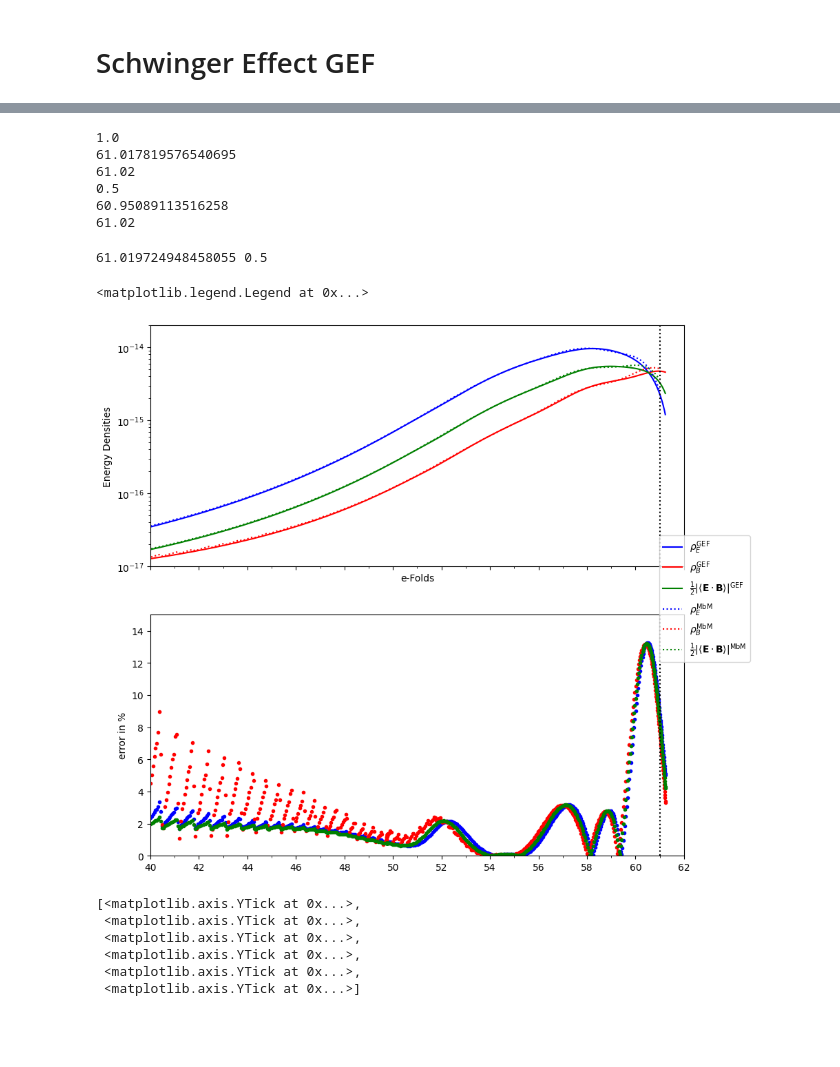
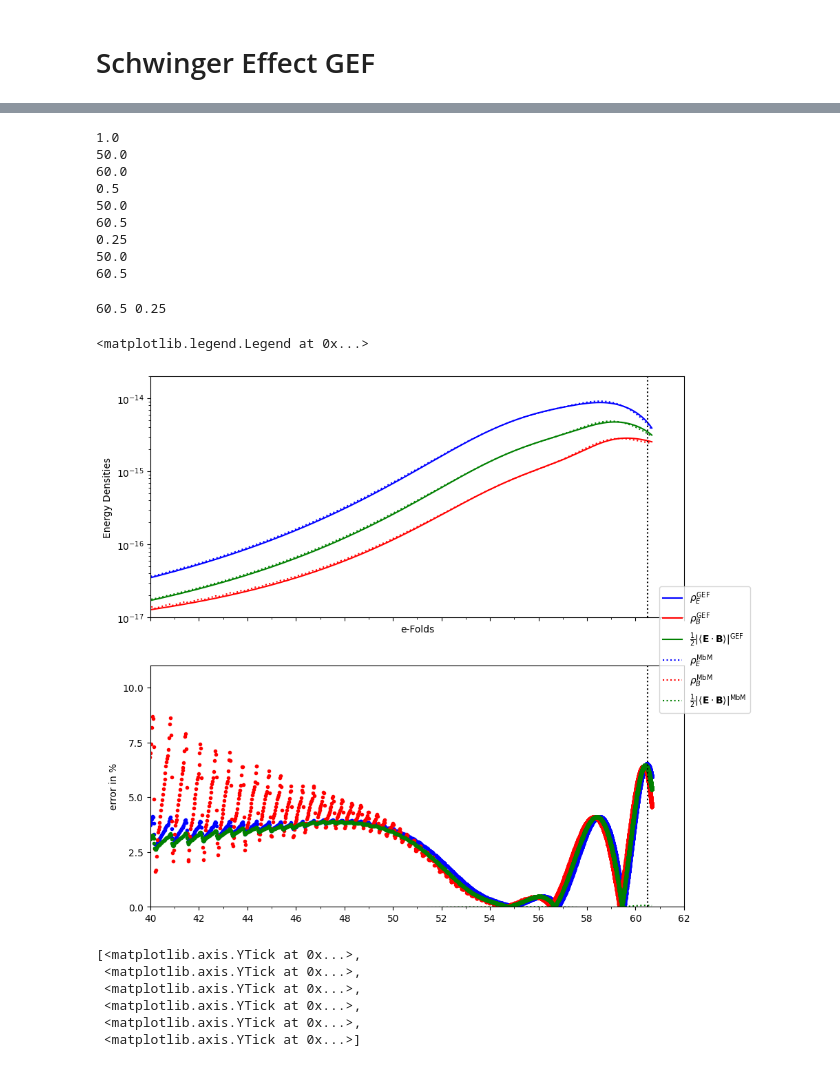
Before and after one commit to richard-von-eckardstein/GEFF, a Jupyter notebook: ModeByMode.ipynb, the cells around one changed output, grey strips where cells are left out. Saved outputs shown, nothing was run; the diff lists cells and outputs as text; code cells hidden in the pictures; blank space fills up the shorter version.

```diff
--- a/ModeByMode.ipynb
+++ b/ModeByMode.ipynb
@@ -430,9 +430,9 @@ def RunMBM(file, Nstart, EarlyModes=200, LateModes=800, cut=0.01, SE=False, AltD
 
     return ts, Ns, ks, khs, Ap, dAp, Am, dAm,
 # %%
-name = "_Beta25.0_SE-1.0_KDep_2it_CorrDamp_v1"
+name = "_Beta25.0_SEmix_KDep_v13.1_2it"
 # %%
-file = "Out/GEF" + name ".dat"
+file = "Out/GEF" + name + ".dat"
 SE=True
 input_df = pd.read_table(file, sep=",")
 #data = input_df.values
@@ -496,15 +500,18 @@ GMode1 = np.array(GMode)
 NEnd, delNEnd = EndOfInflation(data["t"], np.exp(NR), data["H"])
 # %% [output]
 1.0
-61.017819576540695
-61.02
+50.0
+60.0
 0.5
-60.95089113516258
-61.02
+50.0
+60.5
+0.25
+50.0
+60.5
 # %%
 print(NEnd, delNEnd)
 # %% [output]
-61.019724948458055 0.5
+60.5 0.25
 # %%
 fig, ax = plt.subplots(2,1, figsize=(10,10), sharex=True)
 file = "Out/GEF" + name + ".dat"
@@ -526,39 +533,39 @@ errG = (abs(GR) - CubicSpline(Ns, abs(GMode1))(NR))/CubicSpline(Ns, abs(GMode1))
 #xticksmin = np.arange(35, 58, 2)
 xticks = np.arange(40, 64, 2)
 xticksmin = np.arange(41, 63, 2)
 yticks = 10**(-1.*np.arange(14, 17))
 
 ax[0].plot(NR, rhoE, "b", label=r"$\rho_E^{\mathrm{GEF}}$")
 ax[0].plot(NR, rhoB, "r", label=r"$\rho_B^{\mathrm{GEF}}$")
 ax[0].plot(NR, rhoG, "g", label=r"$\frac{1}{2} |\langle \mathbf{E} \cdot \mathbf{B} \rangle|^{\mathrm{GEF}}$")
 ax[0].plot(Ns, 0.5*EMode1*omega**4, "b:", label=r"$\rho_E^{\mathrm{MbM}}$")
 ax[0].plot(Ns, 0.5*BMode1*omega**4, "r:", label=r"$\rho_B^{\mathrm{MbM}}$")
 ax[0].plot(Ns, 0.5*abs(GMode1)*omega**4, "g:", label=r"$\frac{1}{2} |\langle \mathbf{E} \cdot \mathbf{B} \rangle|^{\mathrm{MbM}}$")
 ax[0].vlines(NEnd, ymin=1e-17, ymax=2e-14, colors="k", linestyles="dotted")
 ax[0].set_ylim(1e-17, 2e-14)
 ax[0].set_xlim(40, 62)
+
 ax[0].set_xticks(xticks)
 ax[0].set_xticks(xticksmin, minor=True)
 ax[0].set_yticks(yticks)
 ax[0].set_ylabel("Energy Densities")
 ax[1].set_ylabel("error in %")
 ax[0].set_xlabel("e-Folds")
 ax[0].set_xlabel("e-Folds")
 ax[0].set_yscale("log")
 ax[1].plot(NR, abs(errE*100), "b.")
 ax[1].plot(NR, abs(errB*100), "r.")
 ax[1].plot(NR, abs(errG*100), "g.")
-#ax[1].plot(NR, errG, "g:")
-#ax[1].set_yscale("log")
-ax[1].set_ylim(0., 15)
-ax[1].vlines(NEnd, ymin=0, ymax=15, colors="k", linestyles="dotted")
-ax[1].set_yticks(np.arange(0,15,2))
+ax[1].plot(NR, errG, "g:")
+ax[1].set_ylim(0., 11)
+ax[1].vlines(NEnd, ymin=0, ymax=21, colors="k", linestyles="dotted")
+ax[1].set_yticks(np.arange(0,11,2.5))
 lines_labels = [ax[0].get_legend_handles_labels()]
 lines, labels = [sum(lol, []) for lol in zip(*lines_labels)]
 fig.legend(lines, labels, loc=5)
 # %% [output]
 <matplotlib.legend.Legend at 0x...>
-[figure, old version]
+[figure, new version]
 # %%
 fig.savefig("Plots/MbM" + name + ".png")
 # %%
```
Also changed, not shown: parts of 3 cells of this notebook, 9 other files.
